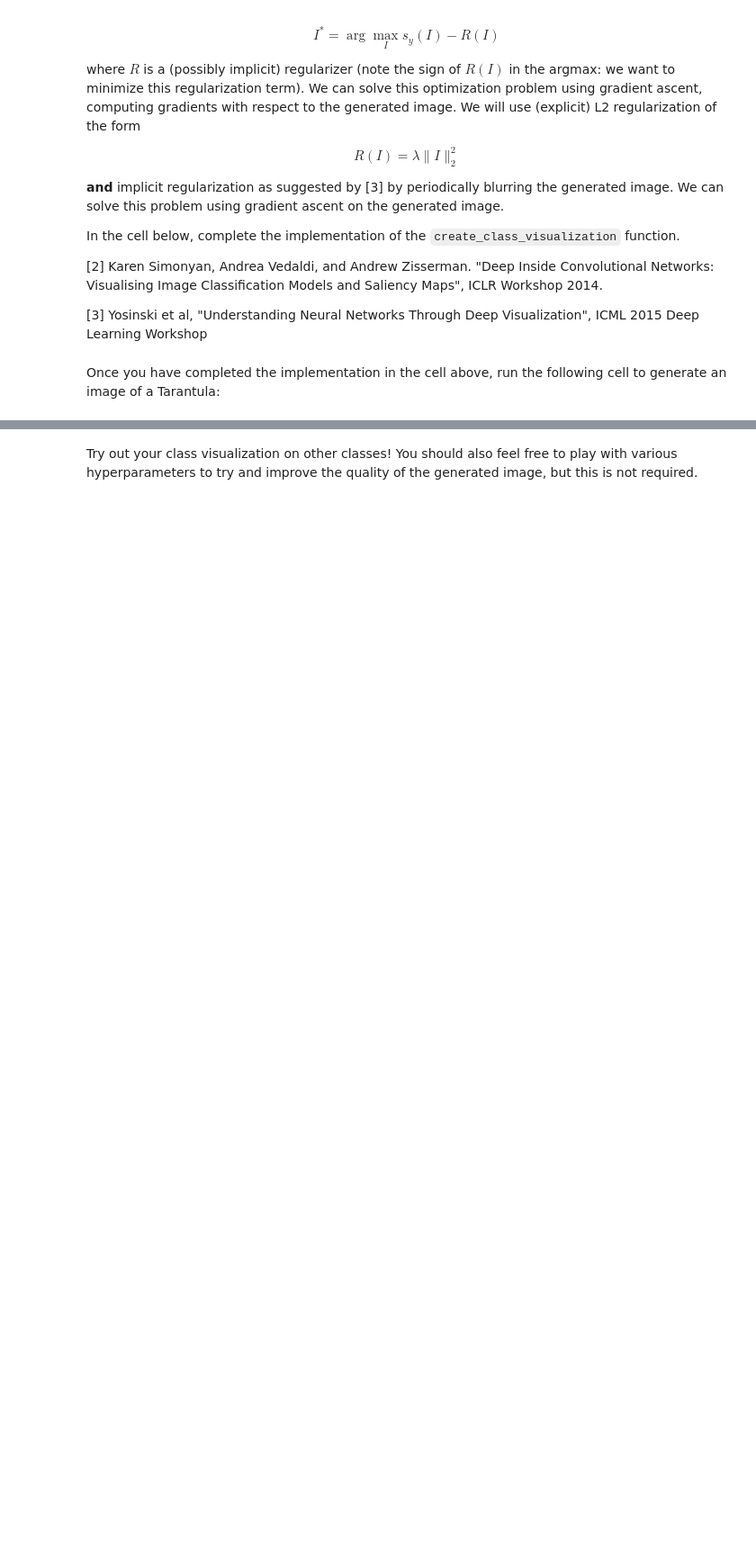
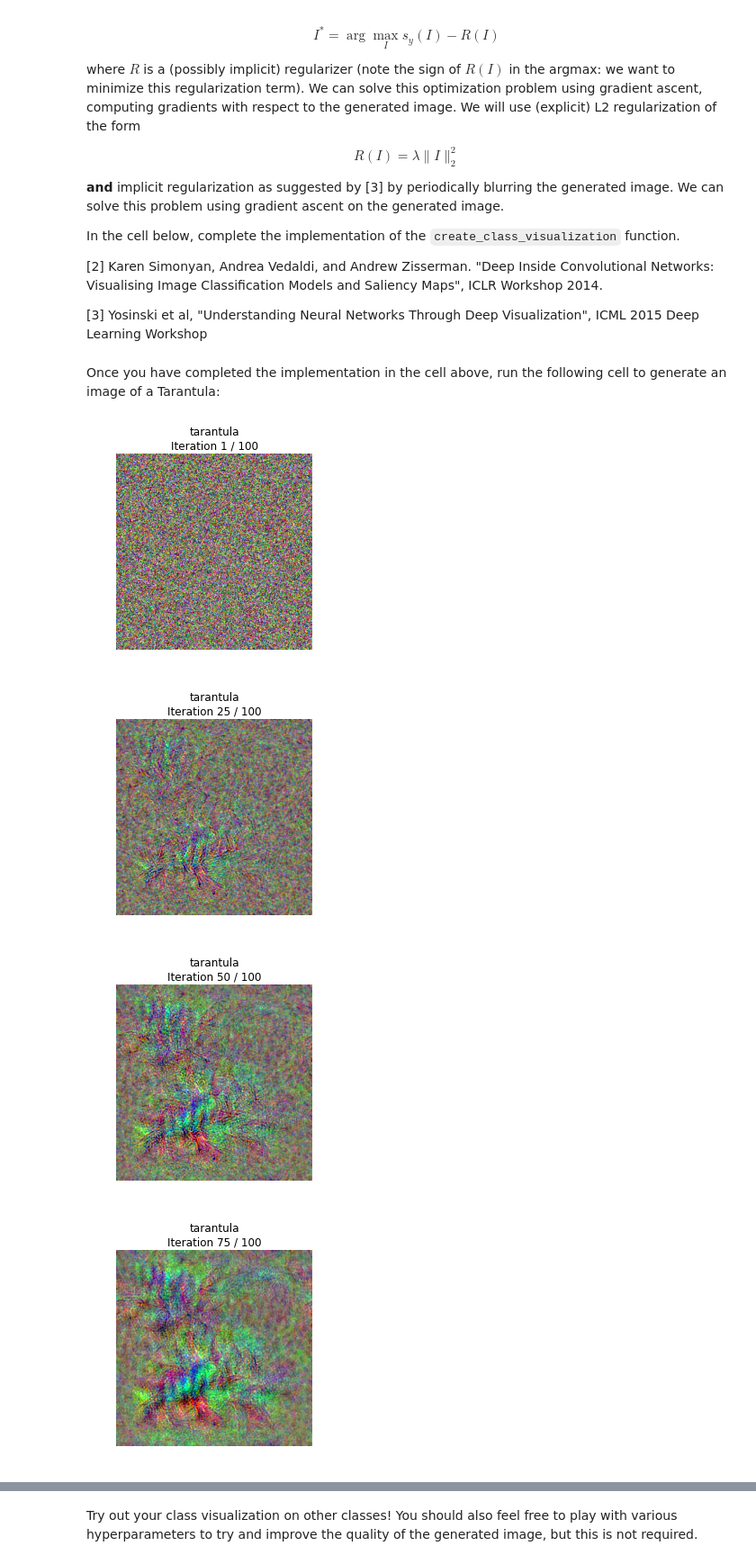
Before and after one commit to magnusja/cs231n, a Jupyter notebook: assignment3/NetworkVisualization-PyTorch.ipynb, the cells around one changed output, grey strips where cells are left out. Shown at 90% size. Drawn from its saved outputs; the diff is of its cells as text; code cells hidden in the pictures; blank space fills up the shorter version.

```diff
--- a/assignment3/NetworkVisualization-PyTorch.ipynb
+++ b/assignment3/NetworkVisualization-PyTorch.ipynb
@@ -410,7 +410,12 @@ def create_class_visualization(target_y, model, dtype, **kwargs):
         # L2 regularization term!                                              #
         # Be very careful about the signs of elements in your code.            #
         ########################################################################
-        pass
+        scores = model(img_var)
+        target_score = scores[0, target_y]
+        loss = target_score - l2_reg * torch.norm(img)
+        loss.backward()
+        g = img_var.grad.data
+        img_var.data += learning_rate * g / torch.norm(g)
         ########################################################################
         #                             END OF YOUR CODE                         #
         ########################################################################
@@ -441,12 +446,17 @@ Once you have completed the implementation in the cell above, run the following
 # %%
 dtype = torch.FloatTensor
 # dtype = torch.cuda.FloatTensor # Uncomment this to use GPU
 model.type(dtype)
-
+model.zero_grad()
 target_y = 76 # Tarantula
 # target_y = 78 # Tick
-# target_y = 187 # Yorkshire Terrier
+#target_y = 187 # Yorkshire Terrier
 # target_y = 683 # Oboe
 # target_y = 366 # Gorilla
-# target_y = 604 # Hourglass
+#target_y = 604 # Hourglass
 out = create_class_visualization(target_y, model, dtype)
+# %% [output]
+[figure, added]
+[figure, added]
+[figure, added]
+[figure, added]
```
Also changed, not shown: parts of 1 cell of this notebook, 1 other file.
